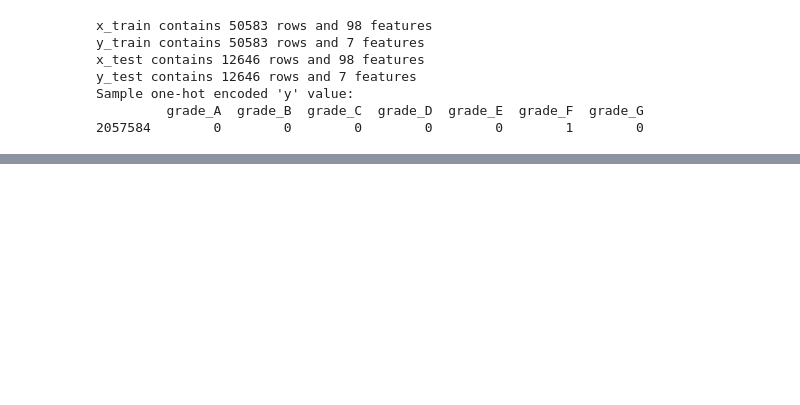
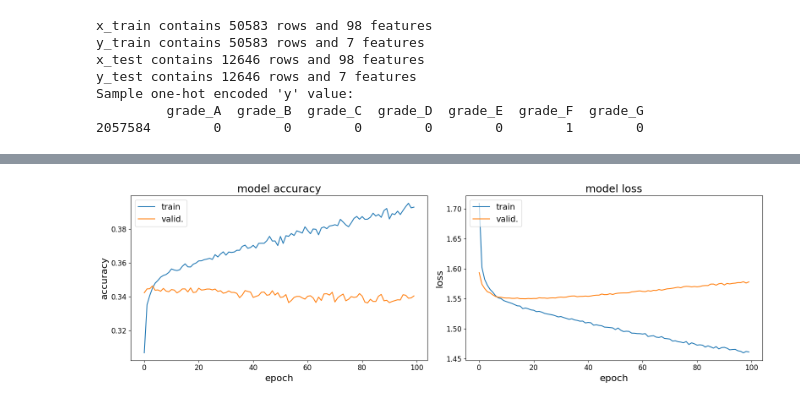
Before and after one commit to battogtokhb/cs230-final, a Jupyter notebook: LendingClubDataPreprocessing.ipynb, the cells around one changed output, grey strips where cells are left out. Saved outputs shown, nothing was run; the diff lists cells and outputs as text; code cells hidden in the pictures; blank space fills up the shorter version.

```diff
--- a/LendingClubDataPreprocessing.ipynb
+++ b/LendingClubDataPreprocessing.ipynb
@@ -174,0 +457,2 @@ x_train contains 50583 rows and 98 features
+# %%
+x_train_dev_jwv = x_train_dev_wv.loc[:, keep_cols]
@@ -219,0 +552,17 @@ def create_model(input_dim, output_dim):
+# %%
+model = create_model(x_train_dev_jwv.shape[1],  y_train_dev.shape[1])
+
+        # Model converges faster on larger data set with larger batches
+epochs = 100
+
+batch_sz = 1024
+
+print("Beginning model training with batch size {} and {} epochs".format(batch_sz, epochs))
+
+checkpoint = ModelCheckpoint("lc_model.h5", monitor='val_acc', verbose=0, save_best_only=True, mode='auto', period=1)
+        # train the model
+history_jwv = model.fit(x_train_dev_jwv.as_matrix(),y_train_dev.as_matrix(),validation_split=0.2, epochs=epochs,
+                    batch_size=batch_sz, verbose=2,callbacks=[checkpoint])
+
+        # revert to the best model encountered during training
+best_model = load_model("lc_model.h5")
@@ -299,0 +758,5 @@ plot_history(history)
+# %%
+sns.reset_orig()
+plot_history(history_jwv, "only-pre-trained-wv")
+# %% [output]
+[figure, added]
```
Also changed, not shown: parts of 92 cells of this notebook.
